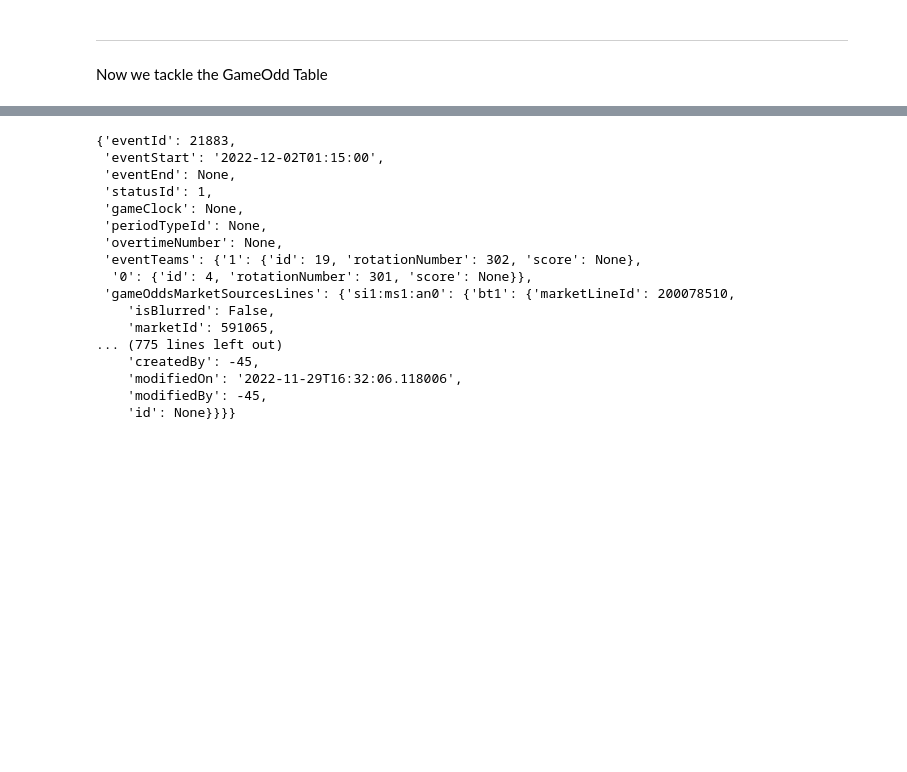
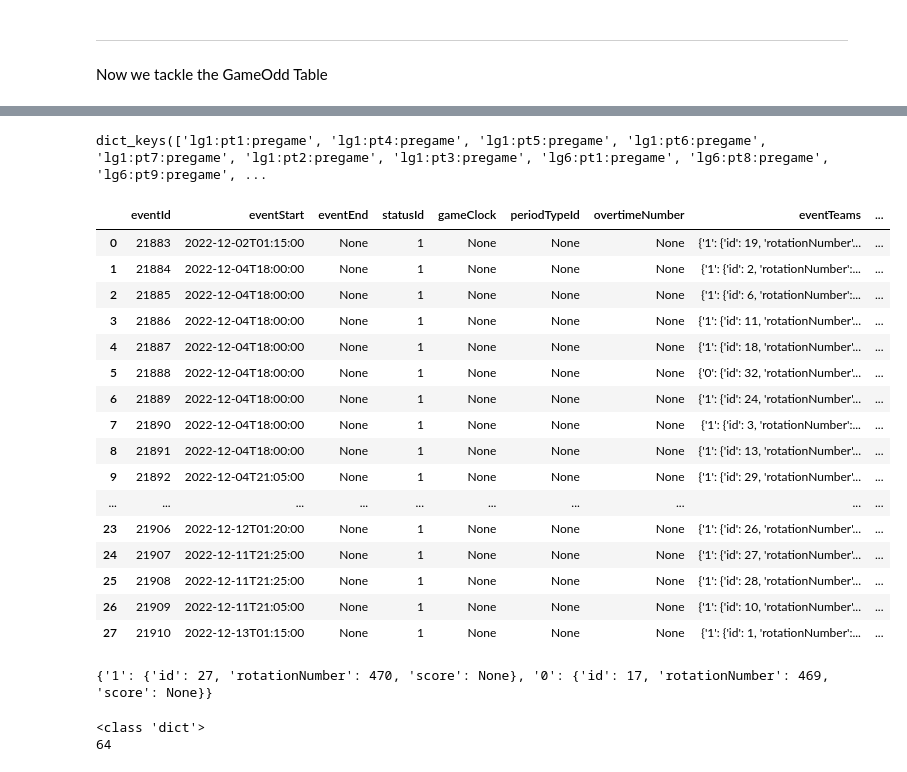
Before and after one commit to ammoore121/SportsBetting, a Jupyter notebook: Unabated_Insomnia_ETL.ipynb, the cells around one changed output, grey strips where cells are left out. Saved outputs shown, nothing was run; the diff lists cells and outputs as text; code cells hidden in the pictures; blank space fills up the shorter version.

Commit message:
more GameOddsEvents Table work

```diff
--- a/Unabated_Insomnia_ETL.ipynb
+++ b/Unabated_Insomnia_ETL.ipynb
@@ -310,20 +228,48 @@ df_ScoreId.iat[0,0]                                #This get url only gets money
-# %%
-df_ScoreId.iat[1,0]
-# %% [output]
-{'eventId': 21883,
- 'eventStart': '2022-12-02T01:15:00',
- 'eventEnd': None,
- 'statusId': 1,
- 'gameClock': None,
- 'periodTypeId': None,
- 'overtimeNumber': None,
- 'eventTeams': {'1': {'id': 19, 'rotationNumber': 302, 'score': None},
-  '0': {'id': 4, 'rotationNumber': 301, 'score': None}},
- 'gameOddsMarketSourcesLines': {'si1:ms1:an0': {'bt1': {'marketLineId': 200078510,
-    'isBlurred': False,
-    'marketId': 591065,
-... (775 lines left out)
-    'createdBy': -45,
-    'modifiedOn': '2022-11-29T16:32:06.118006',
-    'modifiedBy': -45,
-    'id': None}}}}
+# %%
+#get a list of all leagues and pt's to iterate over
+gameOddsEvents.keys()
+# %% [output]
+dict_keys(['lg1:pt1:pregame', 'lg1:pt4:pregame', 'lg1:pt5:pregame', 'lg1:pt6:pregame', 'lg1:pt7:pregame', 'lg1:pt2:pregame', 'lg1:pt3:pregame', 'lg6:pt1:pregame', 'lg6:pt8:pregame', 'lg6:pt9:pregame', ...
+# %%
+gameOddsEvents2 = (data["gameOddsEvents"]["lg1:pt1:pregame"]) #we will need to iterate acrosss all of the lg...pt....
+#this is a list with each element containing a new eventId aka gameId. Each gameId will have multiple gameOdds(bettypes) and period time
+#confirmed that this list contains every unique game on the nfl/odds page. Note this is not the props data.
+
+##we can use the eventTeams dict -> id to join the Teams Table and determine which sport we're playing.
+
+pd.DataFrame(gameOddsEvents2) #THIS IS HOW WE WANT TO DO IT
+#now we need to break down the eventTeams and the gameOddsMarketSourcesLines (THIS IS WHERE ODDS)
+# %% [output]
+|  | eventId | eventStart | eventEnd | statusId | gameClock | periodTypeId | overtimeNumber | eventTeams | ... |
+| 0 | 21883 | 2022-12-02T01:15:00 | None | 1 | None | None | None | {'1': {'id': 19, 'rotationNumber'... | ... |
+| 1 | 21884 | 2022-12-04T18:00:00 | None | 1 | None | None | None | {'1': {'id': 2, 'rotationNumber':... | ... |
+| 2 | 21885 | 2022-12-04T18:00:00 | None | 1 | None | None | None | {'1': {'id': 6, 'rotationNumber':... | ... |
+| 3 | 21886 | 2022-12-04T18:00:00 | None | 1 | None | None | None | {'1': {'id': 11, 'rotationNumber'... | ... |
+| 4 | 21887 | 2022-12-04T18:00:00 | None | 1 | None | None | None | {'1': {'id': 18, 'rotationNumber'... | ... |
+| 5 | 21888 | 2022-12-04T18:00:00 | None | 1 | None | None | None | {'0': {'id': 32, 'rotationNumber'... | ... |
+| 6 | 21889 | 2022-12-04T18:00:00 | None | 1 | None | None | None | {'1': {'id': 24, 'rotationNumber'... | ... |
+| 7 | 21890 | 2022-12-04T18:00:00 | None | 1 | None | None | None | {'1': {'id': 3, 'rotationNumber':... | ... |
+| 8 | 21891 | 2022-12-04T18:00:00 | None | 1 | None | None | None | {'1': {'id': 13, 'rotationNumber'... | ... |
+| 9 | 21892 | 2022-12-04T21:05:00 | None | 1 | None | None | None | {'1': {'id': 29, 'rotationNumber'... | ... |
+| ... | ... | ... | ... | ... | ... | ... | ... | ... | ... |
+| 23 | 21906 | 2022-12-12T01:20:00 | None | 1 | None | None | None | {'1': {'id': 26, 'rotationNumber'... | ... |
+| 24 | 21907 | 2022-12-11T21:25:00 | None | 1 | None | None | None | {'1': {'id': 27, 'rotationNumber'... | ... |
+| 25 | 21908 | 2022-12-11T21:25:00 | None | 1 | None | None | None | {'1': {'id': 28, 'rotationNumber'... | ... |
+| 26 | 21909 | 2022-12-11T21:05:00 | None | 1 | None | None | None | {'1': {'id': 10, 'rotationNumber'... | ... |
+| 27 | 21910 | 2022-12-13T01:15:00 | None | 1 | None | None | None | {'1': {'id': 1, 'rotationNumber':... | ... |
+# %%
+gameOdds_EventsTeams = (data["gameOddsEvents"]["lg1:pt1:pregame"][10]['eventTeams'])
+print(gameOdds_EventsTeams)
+#{'1': {'id': 27, 'rotationNumber': 470, 'score': None},
+# '0': {'id': 17, 'rotationNumber': 469, 'score': None}}
+# %% [output]
+{'1': {'id': 27, 'rotationNumber': 470, 'score': None}, '0': {'id': 17, 'rotationNumber': 469, 'score': None}}
+# %%
+gameOddsEvents3 = (data["gameOddsEvents"]["lg1:pt1:pregame"][0]['gameOddsMarketSourcesLines'])
+
+print(type(gameOddsEvents3))
+print(len(gameOddsEvents3))
+#the odds data is held here. I believe the marketLineId is the unique bet id
+# %% [output]
+<class 'dict'>
+64
```
Also changed, not shown: parts of 4 cells of this notebook, 3 other files.
